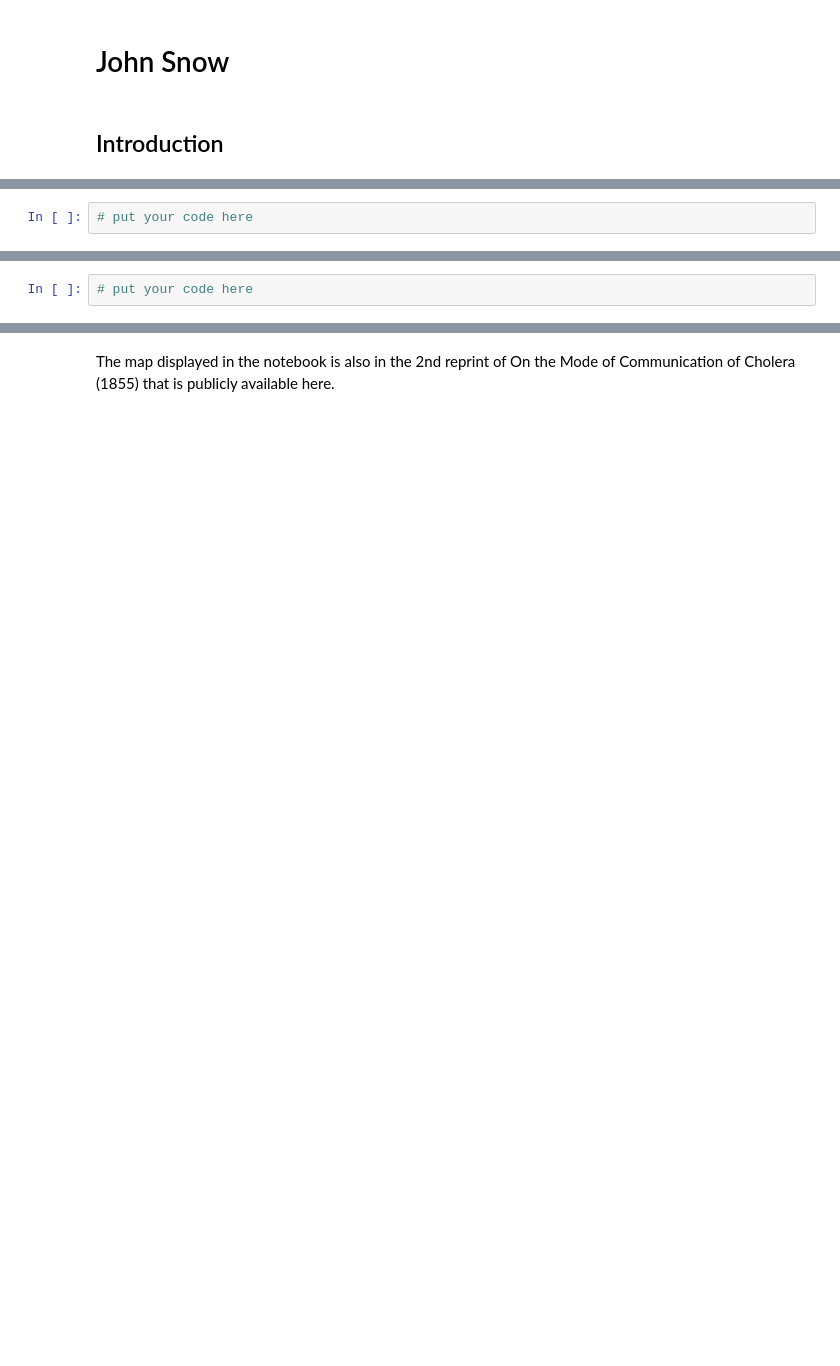
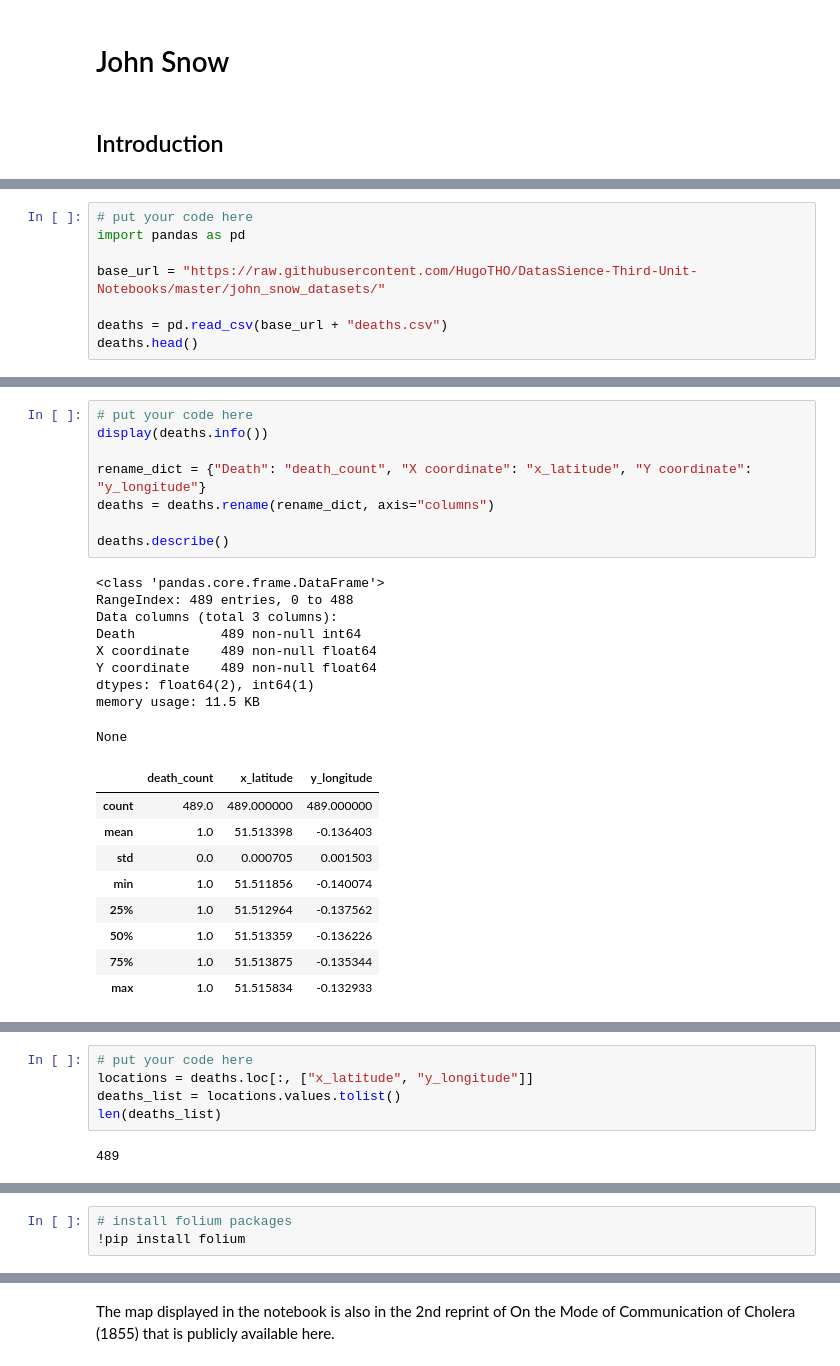
Before and after one commit to HugoTHO/DatasSience-Third-Unit-Notebooks, a Jupyter notebook: Lesson_18_Vizualization_[END].ipynb, the cells around one changed output, grey strips where cells are left out. Saved outputs shown, nothing was run; the diff lists cells and outputs as text; blank space fills up the shorter version.

```diff
--- a/Lesson_18_Vizualization_[END].ipynb
+++ b/Lesson_18_Vizualization_[END].ipynb
@@ -31,0 +30,8 @@ A big thank you to [Robin Wilson](http://blog.rtwilson.com/john-snows-famous-cho
+# %%
+# put your code here
+import pandas as pd
+
+base_url = "https://raw.githubusercontent.com/HugoTHO/DatasSience-Third-Unit-Notebooks/master/john_snow_datasets/"
+
+deaths = pd.read_csv(base_url + "deaths.csv")
+deaths.head()
@@ -49,8 +62,33 @@ We know now that he was right, but Dr. Snow's dilemma was how to prove it? His f
 - Prepare dictionary that will be used to rename the **Death**, **X coordinate**, and **Y coordinate** columns to **death_count**, **x_latitude**, and **y_longitude**, respectively.
 - Rename the columns of the dataset with the **.rename()** method.
 - Describe the dataset with the **.describe()** method.
-# %%
-# put your code here
+# %%
+# put your code here
+display(deaths.info())
+
+rename_dict = {"Death": "death_count", "X coordinate": "x_latitude", "Y coordinate": "y_longitude"}
+deaths = deaths.rename(rename_dict, axis="columns")
+
+deaths.describe()
+# %% [output]
+<class 'pandas.core.frame.DataFrame'>
+RangeIndex: 489 entries, 0 to 488
+Data columns (total 3 columns):
+Death           489 non-null int64
+X coordinate    489 non-null float64
+Y coordinate    489 non-null float64
+dtypes: float64(2), int64(1)
+memory usage: 11.5 KB
+None
+|  | death_count | x_latitude | y_longitude |
+| count | 489.0 | 489.000000 | 489.000000 |
+| mean | 1.0 | 51.513398 | -0.136403 |
+| std | 0.0 | 0.000705 | 0.001503 |
+| min | 1.0 | 51.511856 | -0.140074 |
+| 25% | 1.0 | 51.512964 | -0.137562 |
+| 50% | 1.0 | 51.513359 | -0.136226 |
+| 75% | 1.0 | 51.513875 | -0.135344 |
+| max | 1.0 | 51.515834 | -0.132933 |
 # %% [markdown]
 ## You know nothing, John Snow!
 
@@ -73,6 +111,11 @@ We now know how John Snow did it, so let's get the data right first.
     - Check the length of this list (the number of pairs).
 # %%
 # put your code here
+locations = deaths.loc[:, ["x_latitude", "y_longitude"]]
+deaths_list = locations.values.tolist()
+len(deaths_list)
+# %% [output]
+489
 # %% [markdown]
 ## The Ghost Map
 
@@ -90,6 +133,9 @@ We now know how John Snow did it and have the data too, so let's recreate his ma
 
 - Loop through the **pre-processed** data to create a map.
 - Fill in the **len** function to loop through the data.
+# %%
+# install folium packages
+!pip install folium
 # %%
 # Plot the data on map (map location is provided) using folium and for loop for plotting all the points
 import folium
```
Also changed, not shown: parts of 6 cells of this notebook.
